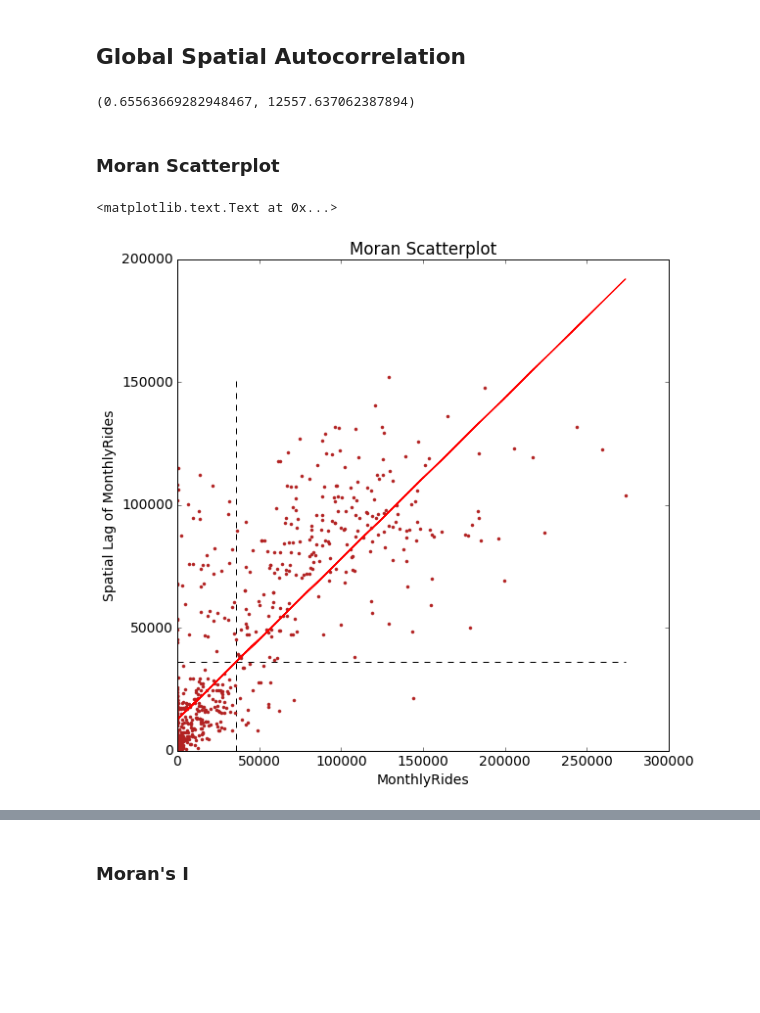
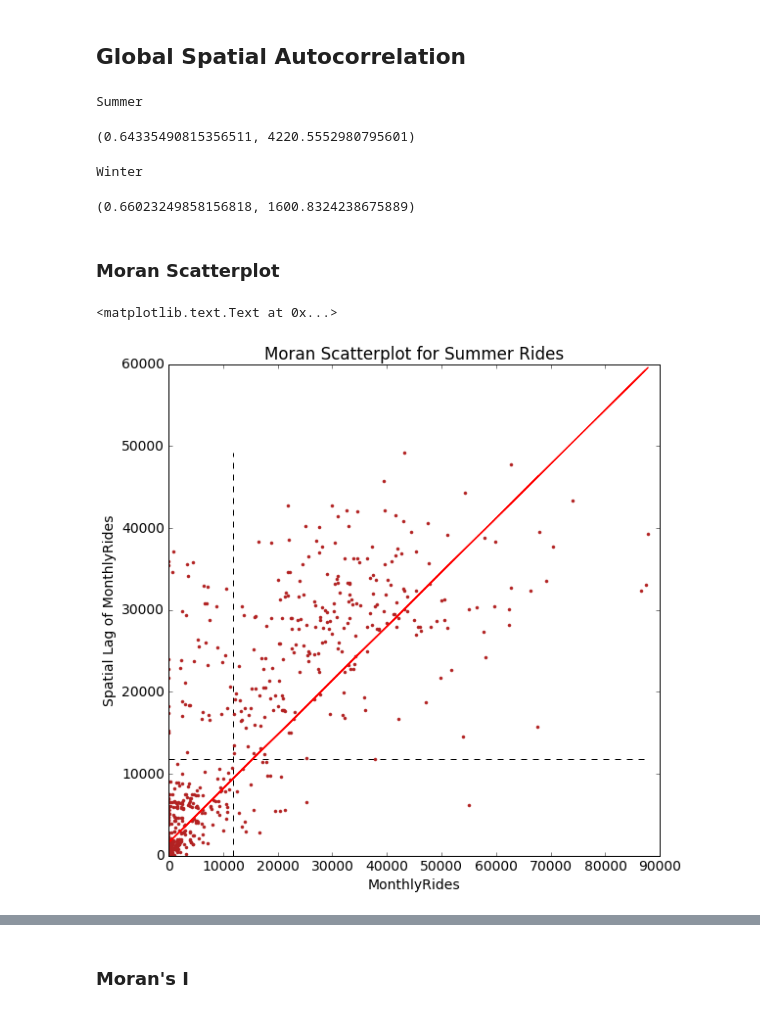
Before and after one commit to hh1713/PUI2016_hh1713, a Jupyter notebook: HW10_hh1713/Assignment_2.ipynb, the cells around one changed output, grey strips where cells are left out. Drawn from its saved outputs; the diff is of its cells as text; code cells hidden in the pictures; blank space fills up the shorter version.

```diff
--- a/HW10_hh1713/Assignment_2.ipynb
+++ b/HW10_hh1713/Assignment_2.ipynb
@@ -301,6 +393,6 @@ plt.title("Monthly Ride Counts, Winter")
 # %% [markdown]
 ### Export Shapefile CTs in the CitiBike Zone
 # %%
-path='Output/ct_shape_MonthlyAve_Summer_Zoom.shp'
+path='Output/ct_shape_MonthlyAve_Zoom.shp'
 ct_shape_MonthlyAve_Zoom.to_file(path)
 # %% [output]
@@ -353,7 +474,10 @@ Similarity of CT neibors can be meseard by means of spatial lag as follow:
 $$BikeRideCountLag = \sum_j w_{i,j} BikeRideCount$$
 # %%
-MonthlyRide=ct_shape_MonthlyAve_Zoom.MonthlyAve
-MonthlyRideLag=ps.lag_spatial(qW_CT, MonthlyRide)
+MonthlyRideSummer=ct_shape_MonthlyAve_Zoom.MonthlyAveSummer
+MonthlyRideLagSummer=ps.lag_spatial(qW_CT, MonthlyRideSummer)
+# %%
+MonthlyRideWinter=ct_shape_MonthlyAve_Zoom.MonthlyAveWinter
+MonthlyRideLagWinter=ps.lag_spatial(qW_CT, MonthlyRideWinter)
 # %% [markdown]
 #### Create Quantiles for maping
 # %%
@@ -389,27 +543,39 @@ plt.title("Monthly Ride Spatial Lag Deciles")
 # %% [markdown]
 ## Global  Spatial Autocorrelation
 # %%
-b,a = np.polyfit(MonthlyRide, MonthlyRideLag, 1)
+# summer
+print "Summer \n"
+b,a = np.polyfit(MonthlyRideSummer, MonthlyRideLagSummer, 1)
 b,a
 # %% [output]
-(0.65563669282948467, 12557.637062387894)
+Summer
+(0.64335490815356511, 4220.5552980795601)
+# %%
+# winter
+print "Winter \n"
+b,a = np.polyfit(MonthlyRideWinter, MonthlyRideLagWinter, 1)
+b,a
+# %% [output]
+Winter
+(0.66023249858156818, 1600.8324238675889)
 # %% [markdown]
 ### Moran Scatterplot
 # %%
+# summer
 f, ax = plt.subplots(1, figsize=(9, 9))
 
-plt.plot(MonthlyRide, MonthlyRideLag, '.', color='firebrick')
+plt.plot(MonthlyRideSummer, MonthlyRideLagSummer, '.', color='firebrick')
 
  # dashed vert at mean of the last year's PCI
-plt.vlines(MonthlyRide.mean(), MonthlyRideLag.min(), MonthlyRideLag.max(), linestyle='--')
+plt.vlines(MonthlyRideSummer.mean(), MonthlyRideLagSummer.min(), MonthlyRideLagSummer.max(), linestyle='--')
  # dashed horizontal at mean of lagged PCI
-plt.hlines(MonthlyRideLag.mean(), MonthlyRide.min(), MonthlyRide.max(), linestyle='--')
+plt.hlines(MonthlyRideLagSummer.mean(), MonthlyRideSummer.min(), MonthlyRideSummer.max(), linestyle='--')
 
 # red line of best fit using global I as slope
-plt.plot(MonthlyRide, a + b*MonthlyRide, 'r')
-plt.title('Moran Scatterplot')
+plt.plot(MonthlyRideSummer, a + b*MonthlyRideSummer, 'r')
+plt.title('Moran Scatterplot for Summer Rides')
 plt.ylabel('Spatial Lag of MonthlyRides')
 plt.xlabel('MonthlyRides')
 # %% [output]
 <matplotlib.text.Text at 0x...>
-[figure, old version]
+[figure, new version]
```
Also changed, not shown: parts of 66 cells of this notebook, 14 other files.
